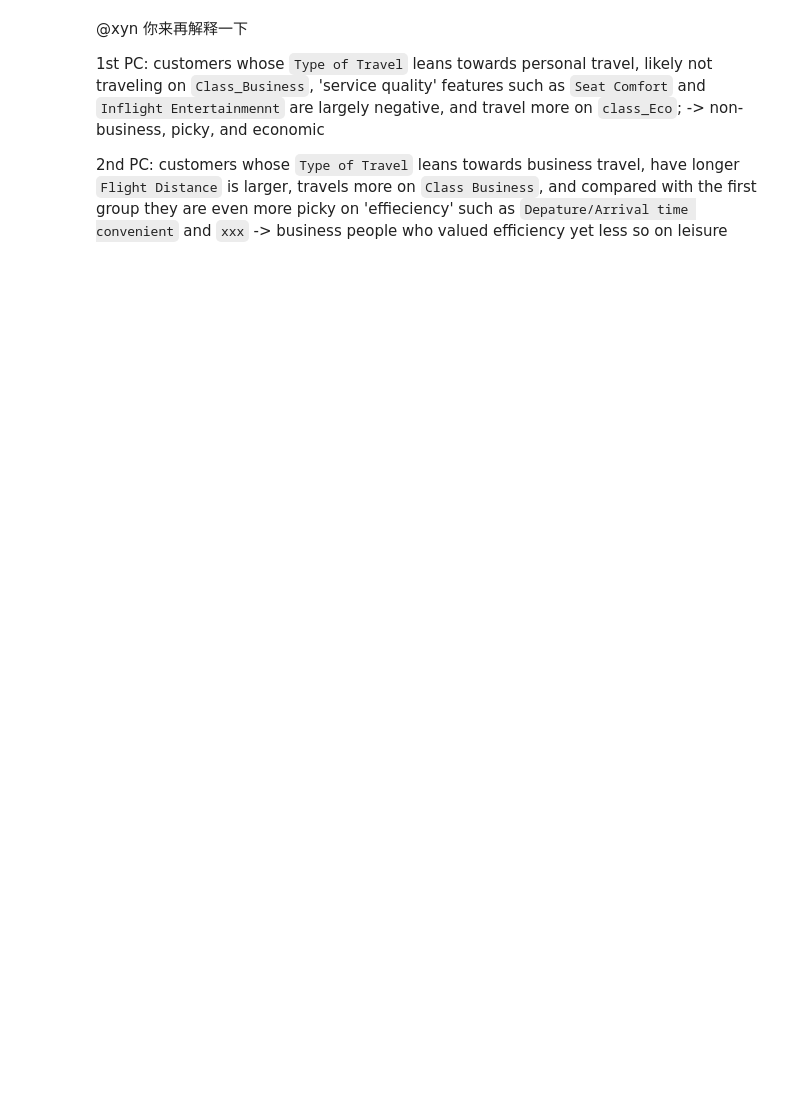
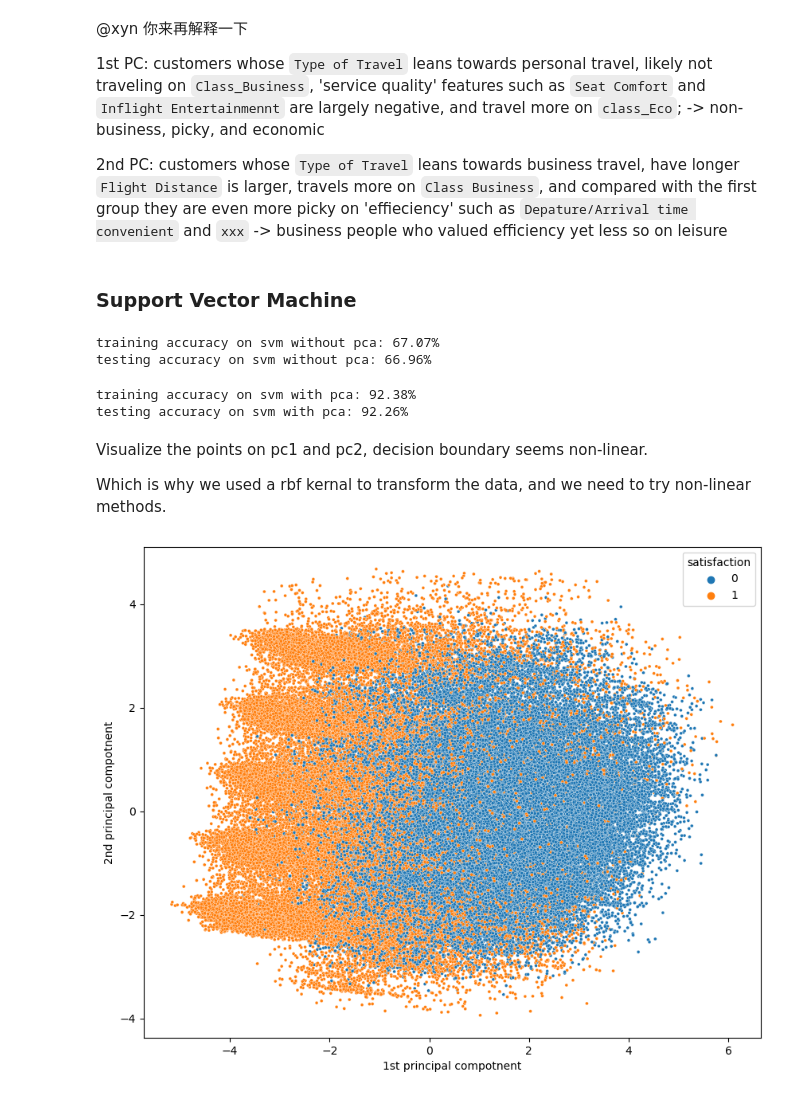
Before and after one commit to Peta0228/Airline-Satisfaction-Prediction, a Jupyter notebook: main.ipynb, the cells around one changed output. Drawn from its saved outputs; the diff is of its cells as text; code cells hidden in the pictures; blank space fills up the shorter version.

```diff
--- a/main.ipynb
+++ b/main.ipynb
@@ -102 +102,13 @@ df_te_scaled = scaler.fit_transform(df_te)
 df_te_pca = pca.transform(df_te_scaled)
+# %%
+# without pca
+train_x = df_tr.drop('satisfaction', axis=1)
+train_y = df_tr['satisfaction']
+test_x =  df_te.drop('satisfaction', axis=1)
+test_y =  df_te['satisfaction']
+
+# with pca
+train_x_pca = df_tr_pca
+test_x_pca = df_te_pca
+# %% [markdown]
+### Support Vector Machine
@@ -102,0 +121,6 @@ df_te_pca = pca.transform(df_te_scaled)
+# %%
+print('training accuracy on svm without pca: {:.2f}%'.format(accuracy_score(train_y, clf_svm.predict(train_x)) * 100))
+print('testing accuracy on svm without pca: {:.2f}%'.format(accuracy_score(test_y, clf_svm.predict(test_x))* 100))
+# %% [output]
+training accuracy on svm without pca: 67.07%
+testing accuracy on svm without pca: 66.96%
@@ -102,0 +130,22 @@ df_te_pca = pca.transform(df_te_scaled)
+# %%
+print('training accuracy on svm with pca: {:.2f}%'.format(accuracy_score(train_y, clf_svm_pca.predict(train_x_pca)) * 100))
+print('testing accuracy on svm with pca: {:.2f}%'.format(accuracy_score(test_y, clf_svm_pca.predict(test_x_pca)) * 100))
+# %% [output]
+training accuracy on svm with pca: 92.38%
+testing accuracy on svm with pca: 92.26%
+# %% [markdown]
+Visualize the points on pc1 and pc2, decision boundary seems non-linear.
+
+Which is why we used a rbf kernal to transform the data, and we need  to try non-linear methods.
+# %%
+plt.figure(figsize=(10, 8))
+# Plotting our two-features-space
+sns.scatterplot(x=train_x_pca[:, 0],
+                y=train_x_pca[:, 1],
+                hue=train_y,
+                s=8)
+plt.xlabel('1st principal compotnent')
+plt.ylabel('2nd principal compotnent')
+plt.show()
+# %% [output]
+[figure, added]
```
Also changed, not shown: parts of 7 cells of this notebook, 1 other file.
